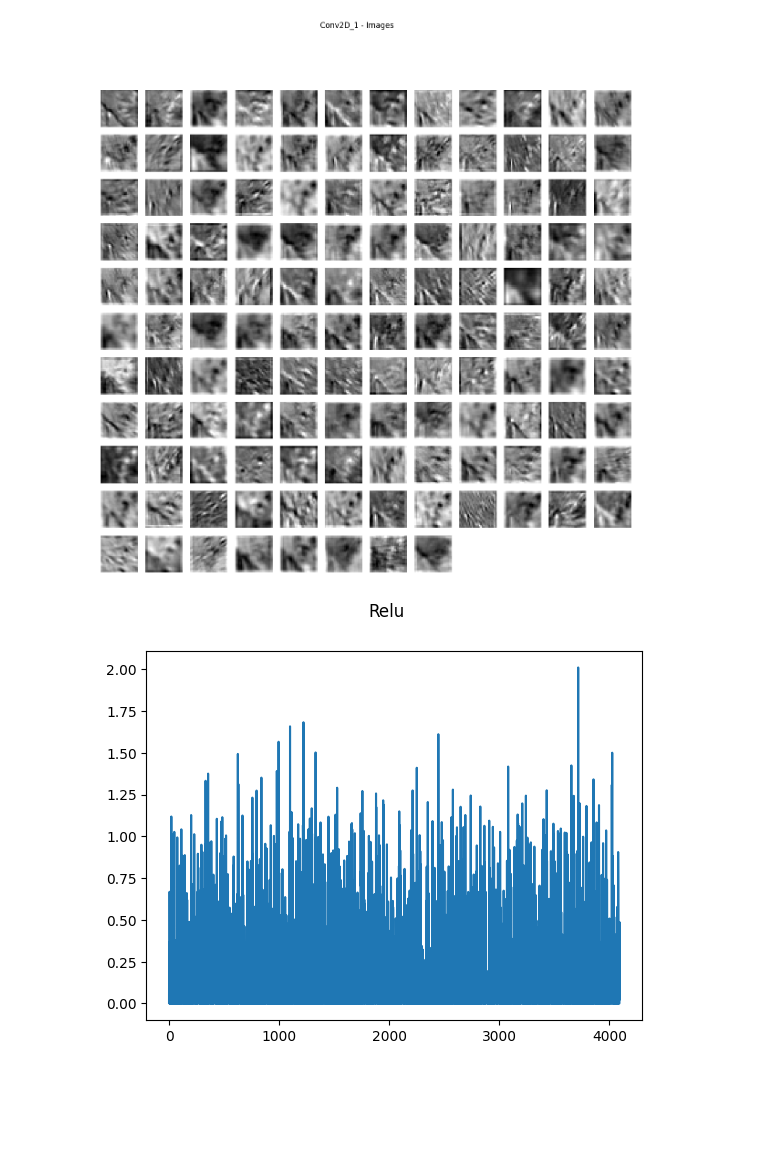
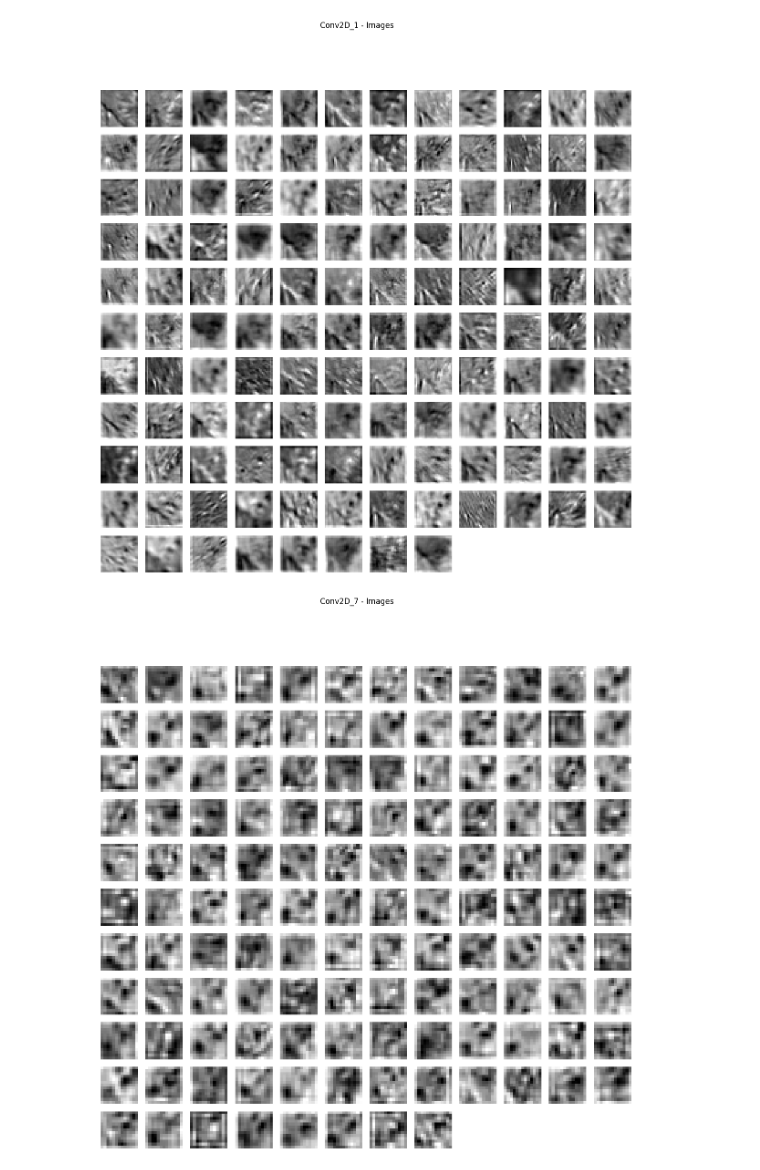
Before and after one commit to KietzmannLab/lucid-kietzmannlab, a Jupyter notebook: examples/activations.ipynb, the cells around one changed output. Cells and saved outputs as stored; diff of their text form; code cells hidden in the pictures; blank space fills up the shorter version.

```diff
--- a/examples/activations.ipynb
+++ b/examples/activations.ipynb
@@ -9,5 +9,5 @@ model = models.AlexNet()
 input_shape = model.image_shape
 face_image = face()
 resized_face_image = resize(face_image, input_shape[:2])
-plot_selected_layer_tensors(model, np.expand_dims(resized_face_image, axis=0), tensors_to_plot=['Conv2D_1','Relu'])
+plot_selected_layer_tensors(model, np.expand_dims(resized_face_image, axis=0), tensors_to_plot=['Conv2D_1', 'Conv2D_7','Relu'])
 # %% [output]
@@ -15,2 +14,2 @@ plot_selected_layer_tensors(model, np.expand_dims(resized_face_image, axis=0), t
 [figure]
-[figure, old version]
+[figure, new version]
```
Also changed, not shown: parts of 1 cell of this notebook.
